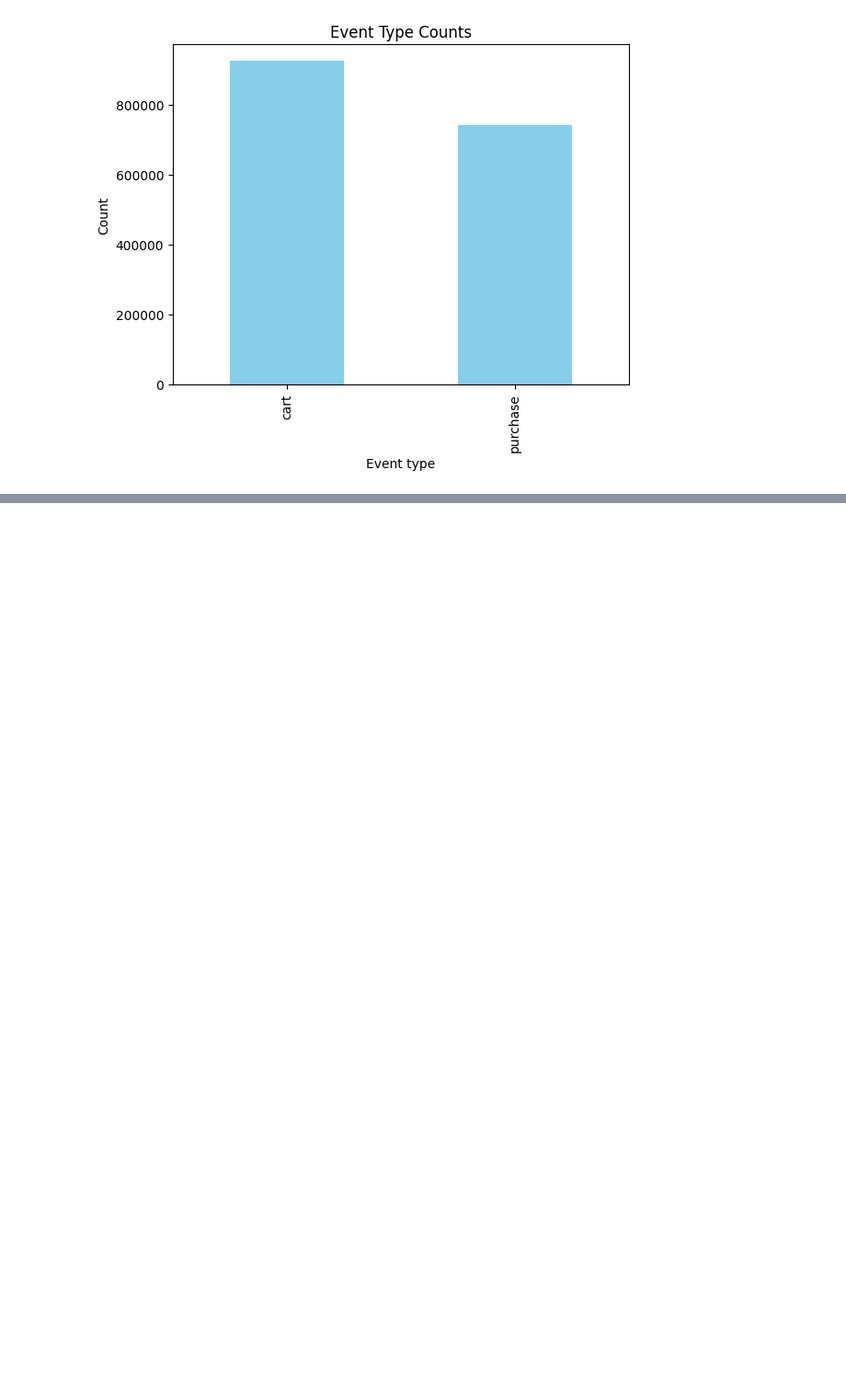
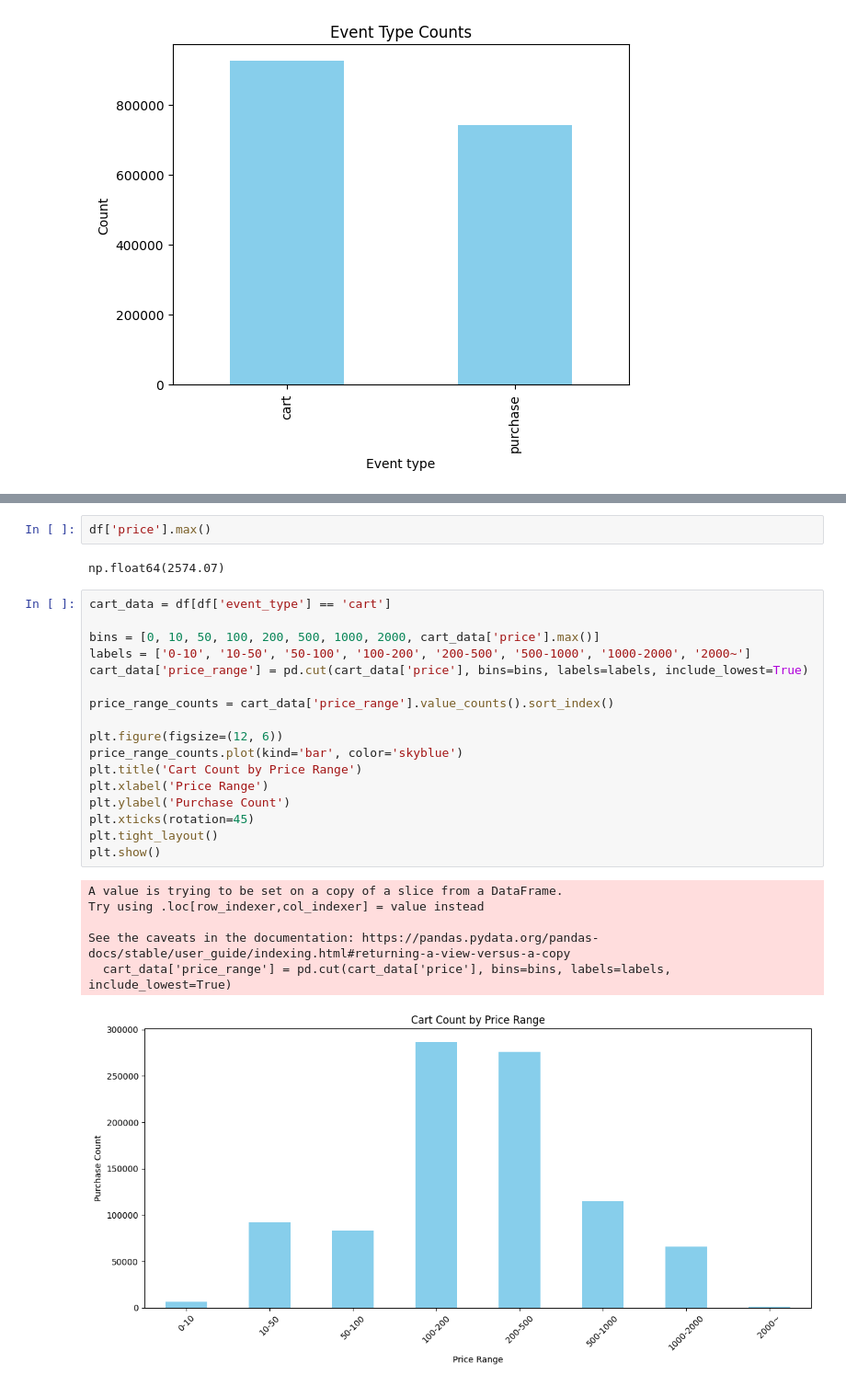
Before and after one commit to HyunsungRyu/e-commerce_cohort, a Jupyter notebook: customer_behavior_log_analysis.ipynb, the cells around one changed output, grey strips where cells are left out. Shown: that part at 92% size. Drawn from its saved outputs; the diff is of its cells as text; blank space fills up the shorter version.

```diff
--- a/customer_behavior_log_analysis.ipynb
+++ b/customer_behavior_log_analysis.ipynb
@@ -218,0 +261,28 @@ df.head()
+# %%
+df['price'].max()
+# %% [output]
+np.float64(2574.07)
+# %%
+cart_data = df[df['event_type'] == 'cart']
+
+bins = [0, 10, 50, 100, 200, 500, 1000, 2000, cart_data['price'].max()]
+labels = ['0-10', '10-50', '50-100', '100-200', '200-500', '500-1000', '1000-2000', '2000~']
+cart_data['price_range'] = pd.cut(cart_data['price'], bins=bins, labels=labels, include_lowest=True)
+
+price_range_counts = cart_data['price_range'].value_counts().sort_index()
+
+plt.figure(figsize=(12, 6))
+price_range_counts.plot(kind='bar', color='skyblue')
+plt.title('Cart Count by Price Range')
+plt.xlabel('Price Range')
+plt.ylabel('Purchase Count')
+plt.xticks(rotation=45)
+plt.tight_layout()
+plt.show()
+# %% [output]
+A value is trying to be set on a copy of a slice from a DataFrame.
+Try using .loc[row_indexer,col_indexer] = value instead
+
+See the caveats in the documentation: https://pandas.pydata.org/pandas-docs/stable/user_guide/indexing.html#returning-a-view-versus-a-copy
+  cart_data['price_range'] = pd.cut(cart_data['price'], bins=bins, labels=labels, include_lowest=True)
+[figure, added]
```
Also changed, not shown: parts of 15 cells of this notebook, 1 other file.
